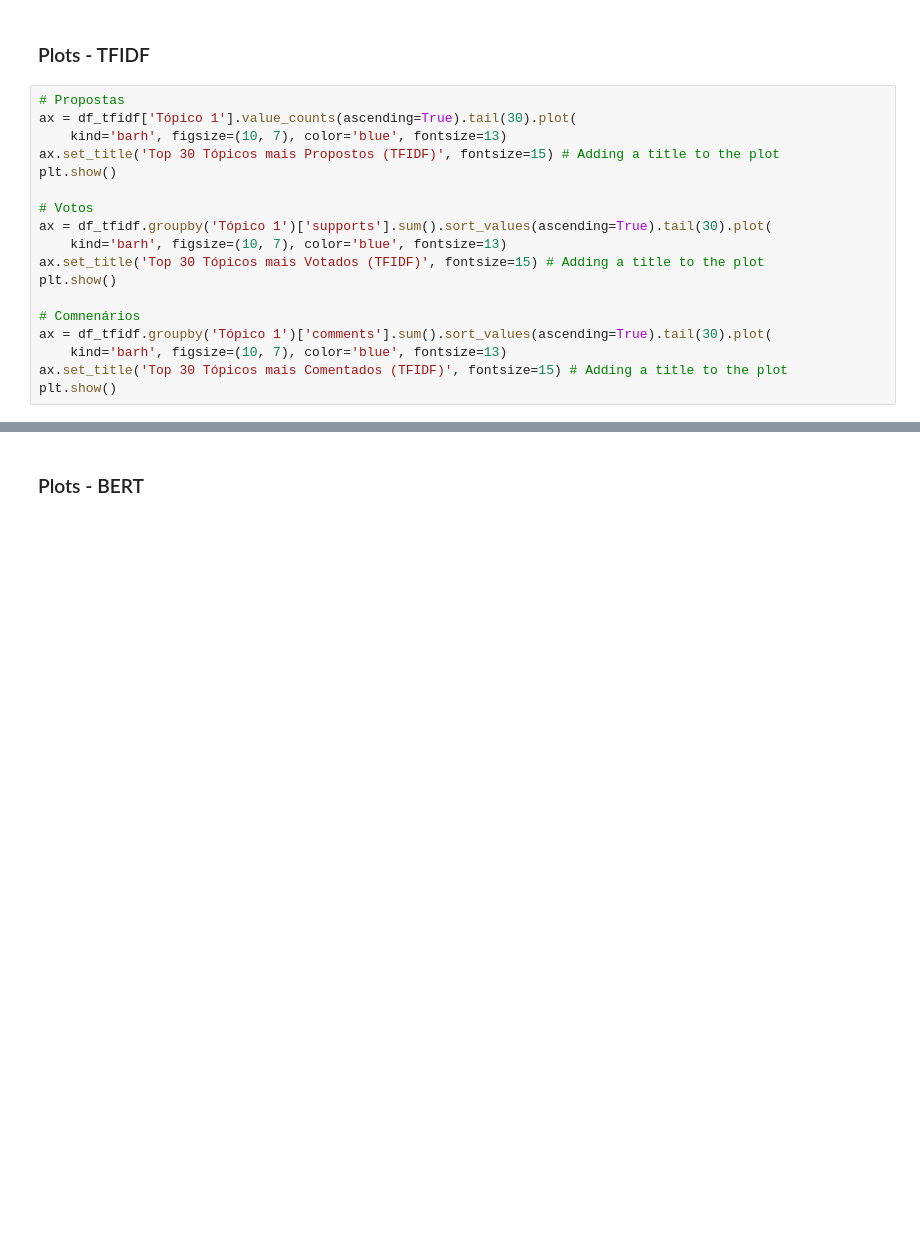
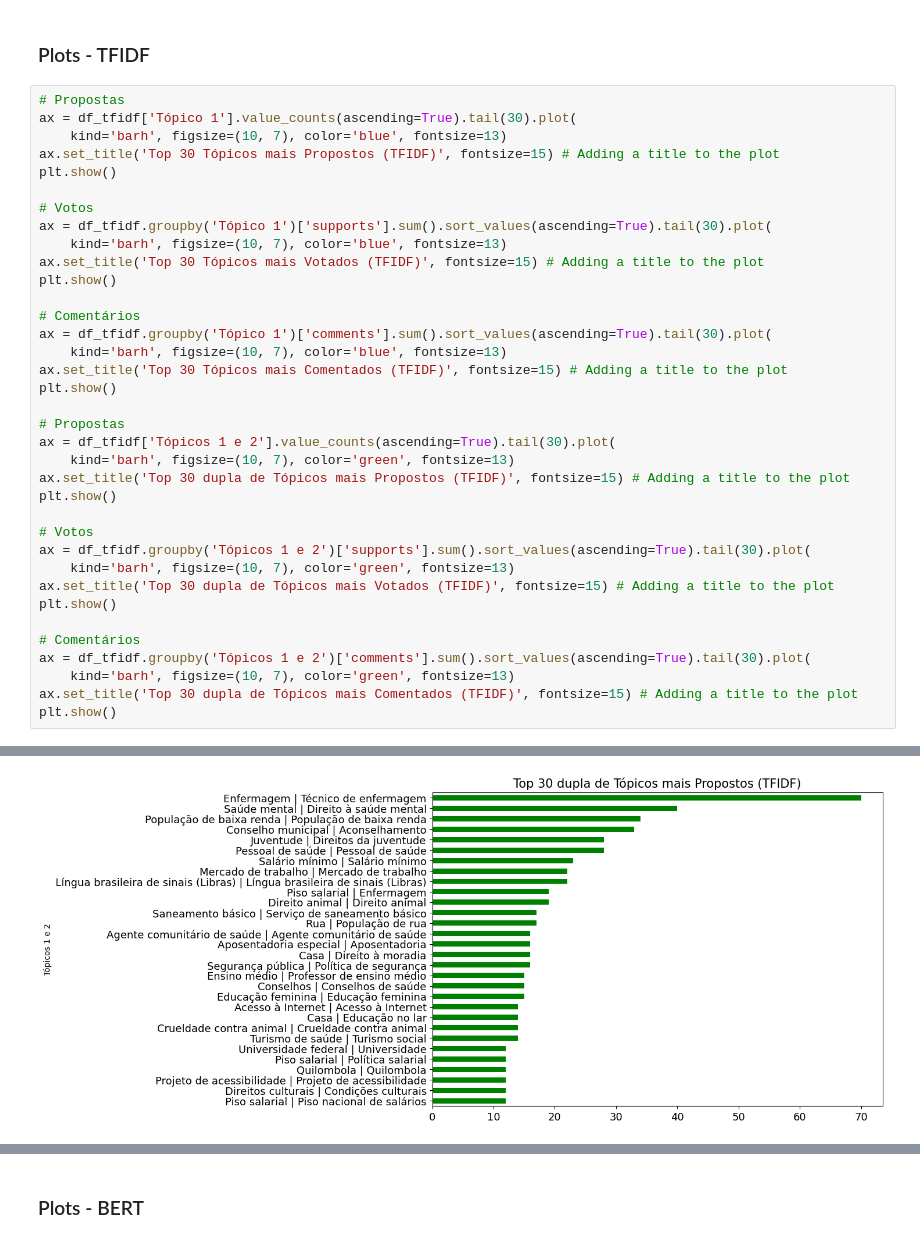
Before and after one commit to lappis-unb/ecossistemasl, a Jupyter notebook: notebooks/ReportTopicsAll.ipynb, the cells around one changed output, grey strips where cells are left out. Drawn from its saved outputs; the diff is of its cells as text; blank space fills up the shorter version.

```diff
--- a/notebooks/ReportTopicsAll.ipynb
+++ b/notebooks/ReportTopicsAll.ipynb
@@ -80,22 +80,41 @@ df_tfidf['Tópicos 1 e 2'] = df_tfidf['Tópico 1'] + ' | ' + df_tfidf['Tópico 2
 # %%
 # Propostas
 ax = df_tfidf['Tópico 1'].value_counts(ascending=True).tail(30).plot(
     kind='barh', figsize=(10, 7), color='blue', fontsize=13)
 ax.set_title('Top 30 Tópicos mais Propostos (TFIDF)', fontsize=15) # Adding a title to the plot
 plt.show()
 
 # Votos
 ax = df_tfidf.groupby('Tópico 1')['supports'].sum().sort_values(ascending=True).tail(30).plot(
     kind='barh', figsize=(10, 7), color='blue', fontsize=13)
 ax.set_title('Top 30 Tópicos mais Votados (TFIDF)', fontsize=15) # Adding a title to the plot
 plt.show()
 
-# Comnenários
+# Comentários
 ax = df_tfidf.groupby('Tópico 1')['comments'].sum().sort_values(ascending=True).tail(30).plot(
     kind='barh', figsize=(10, 7), color='blue', fontsize=13)
 ax.set_title('Top 30 Tópicos mais Comentados (TFIDF)', fontsize=15) # Adding a title to the plot
 plt.show()
+
+# Propostas
+ax = df_tfidf['Tópicos 1 e 2'].value_counts(ascending=True).tail(30).plot(
+    kind='barh', figsize=(10, 7), color='green', fontsize=13)
+ax.set_title('Top 30 dupla de Tópicos mais Propostos (TFIDF)', fontsize=15) # Adding a title to the plot
+plt.show()
+
+# Votos
+ax = df_tfidf.groupby('Tópicos 1 e 2')['supports'].sum().sort_values(ascending=True).tail(30).plot(
+    kind='barh', figsize=(10, 7), color='green', fontsize=13)
+ax.set_title('Top 30 dupla de Tópicos mais Votados (TFIDF)', fontsize=15) # Adding a title to the plot
+plt.show()
+
+# Comentários
+ax = df_tfidf.groupby('Tópicos 1 e 2')['comments'].sum().sort_values(ascending=True).tail(30).plot(
+    kind='barh', figsize=(10, 7), color='green', fontsize=13)
+ax.set_title('Top 30 dupla de Tópicos mais Comentados (TFIDF)', fontsize=15) # Adding a title to the plot
+plt.show()
 # %% [output]
 [figure]
 [figure]
 [figure]
+[figure, added]
```
Also changed, not shown: parts of 2 cells of this notebook, 1 other file.
